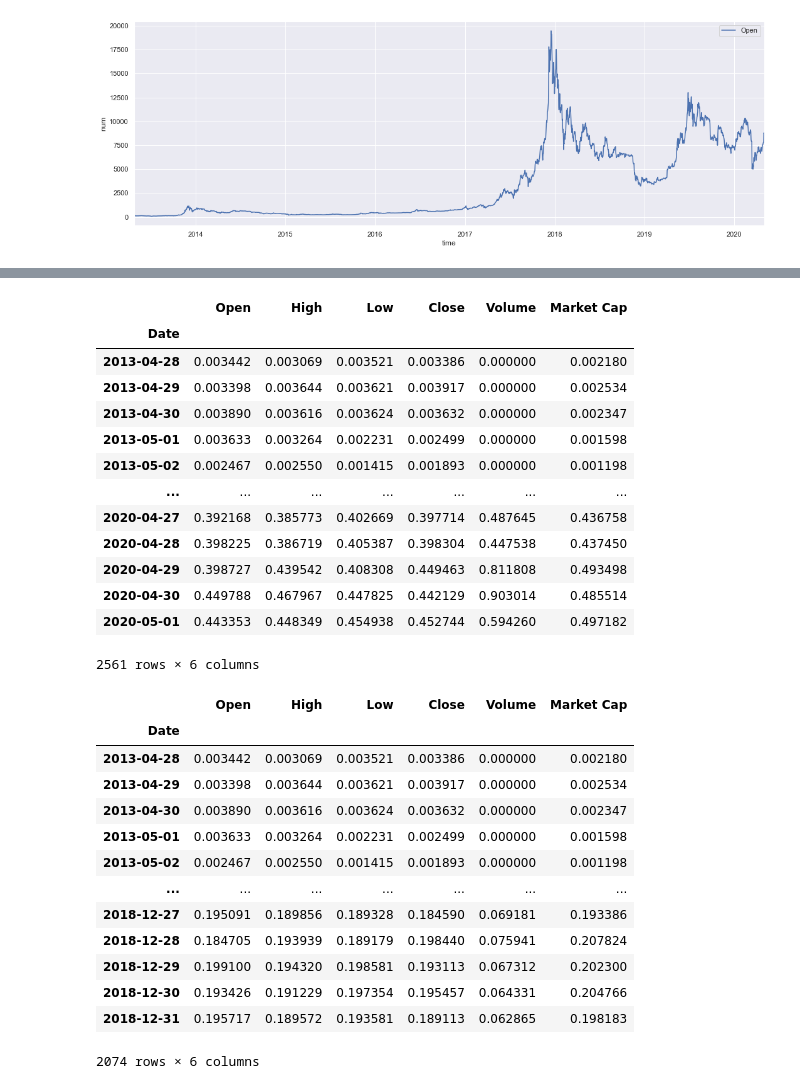
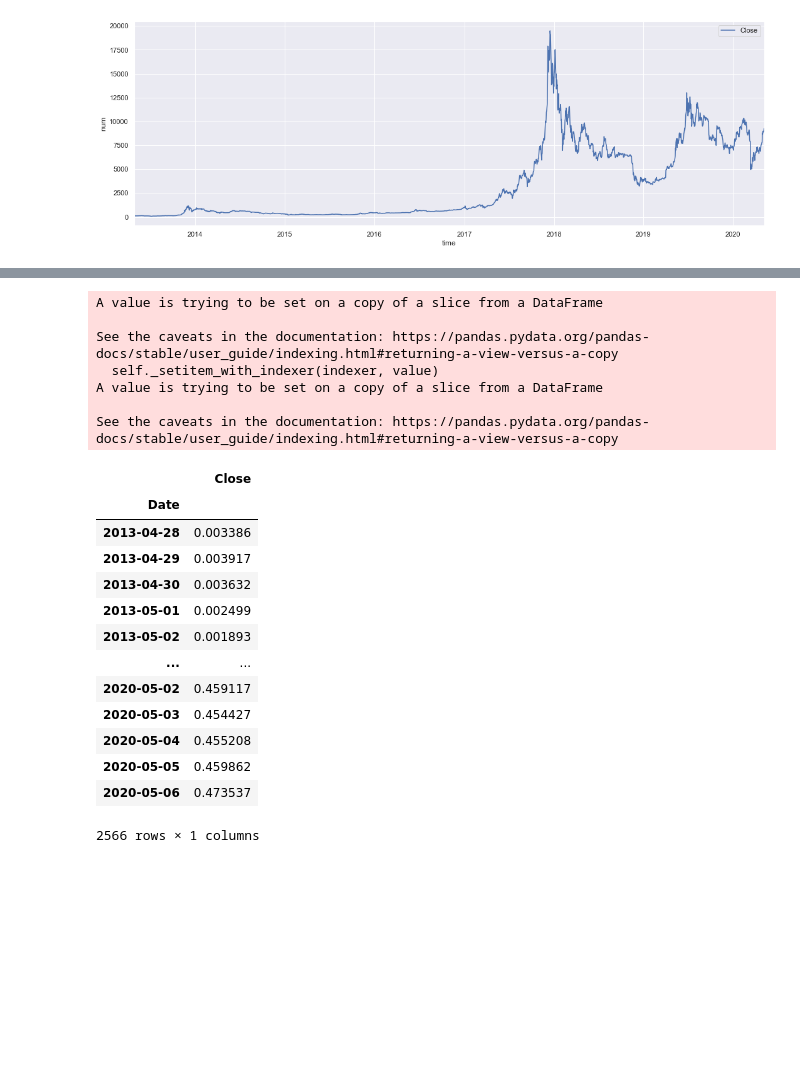
Before and after one commit to ripenedcat/msa-machinelearning, a Jupyter notebook: Untitled.ipynb, the cells around one changed output, grey strips where cells are left out. Saved outputs shown, nothing was run; the diff lists cells and outputs as text; code cells hidden in the pictures; blank space fills up the shorter version.

```diff
--- a/Untitled.ipynb
+++ b/Untitled.ipynb
@@ -100,3 +100,6 @@ s_ax.legend(loc='upper right')
 plt.show()
 # %% [output]
 [figure]
+# %%
+bitcoin_market_info_Close=bitcoin_market_info[['Close']]
+bitcoin_market_info_Close
@@ -103,43 +121,32 @@ plt.show()
 # %%
 from sklearn.preprocessing import MinMaxScaler
 
 scaler = MinMaxScaler(feature_range=(0, 1))
-scaled_data = scaler.fit_transform(bitcoin_market_info.values)
+scaled_data = scaler.fit_transform(bitcoin_market_info_Close.values)
 #print(bitcoin_market_info.values)
-bitcoin_market_info.loc[:,:] = scaled_data
-bitcoin_market_info
+bitcoin_market_info_Close.loc[:,:] = scaled_data
+bitcoin_market_info_Close
 # %% [output]
+A value is trying to be set on a copy of a slice from a DataFrame
+
+See the caveats in the documentation: https://pandas.pydata.org/pandas-docs/stable/user_guide/indexing.html#returning-a-view-versus-a-copy
+  self._setitem_with_indexer(indexer, value)
+A value is trying to be set on a copy of a slice from a DataFrame
+
+See the caveats in the documentation: https://pandas.pydata.org/pandas-docs/stable/user_guide/indexing.html#returning-a-view-versus-a-copy
-|  | Open | High | Low | Close | Volume | Market Cap |
-| Date |  |  |  |  |  |  |
-| 2013-04-28 | 0.003442 | 0.003069 | 0.003521 | 0.003386 | 0.000000 | 0.002180 |
-| 2013-04-29 | 0.003398 | 0.003644 | 0.003621 | 0.003917 | 0.000000 | 0.002534 |
-| 2013-04-30 | 0.003890 | 0.003616 | 0.003624 | 0.003632 | 0.000000 | 0.002347 |
-| 2013-05-01 | 0.003633 | 0.003264 | 0.002231 | 0.002499 | 0.000000 | 0.001598 |
-| 2013-05-02 | 0.002467 | 0.002550 | 0.001415 | 0.001893 | 0.000000 | 0.001198 |
-| ... | ... | ... | ... | ... | ... | ... |
-| 2020-04-27 | 0.392168 | 0.385773 | 0.402669 | 0.397714 | 0.487645 | 0.436758 |
-| 2020-04-28 | 0.398225 | 0.386719 | 0.405387 | 0.398304 | 0.447538 | 0.437450 |
-| 2020-04-29 | 0.398727 | 0.439542 | 0.408308 | 0.449463 | 0.811808 | 0.493498 |
-| 2020-04-30 | 0.449788 | 0.467967 | 0.447825 | 0.442129 | 0.903014 | 0.485514 |
-| 2020-05-01 | 0.443353 | 0.448349 | 0.454938 | 0.452744 | 0.594260 | 0.497182 |
+|  | Close |
+| Date |  |
+| 2013-04-28 | 0.003386 |
+| 2013-04-29 | 0.003917 |
+| 2013-04-30 | 0.003632 |
+| 2013-05-01 | 0.002499 |
+| 2013-05-02 | 0.001893 |
+| ... | ... |
+| 2020-05-02 | 0.459117 |
+| 2020-05-03 | 0.454427 |
+| 2020-05-04 | 0.455208 |
+| 2020-05-05 | 0.459862 |
+| 2020-05-06 | 0.473537 |
-2561 rows × 6 columns
+2566 rows × 1 columns
-# %%
-a=bitcoin_market_info[bitcoin_market_info.index<split_date]
-a
-# %% [output]
-|  | Open | High | Low | Close | Volume | Market Cap |
-| Date |  |  |  |  |  |  |
-| 2013-04-28 | 0.003442 | 0.003069 | 0.003521 | 0.003386 | 0.000000 | 0.002180 |
-| 2013-04-29 | 0.003398 | 0.003644 | 0.003621 | 0.003917 | 0.000000 | 0.002534 |
-| 2013-04-30 | 0.003890 | 0.003616 | 0.003624 | 0.003632 | 0.000000 | 0.002347 |
-| 2013-05-01 | 0.003633 | 0.003264 | 0.002231 | 0.002499 | 0.000000 | 0.001598 |
-| 2013-05-02 | 0.002467 | 0.002550 | 0.001415 | 0.001893 | 0.000000 | 0.001198 |
-| ... | ... | ... | ... | ... | ... | ... |
-| 2018-12-27 | 0.195091 | 0.189856 | 0.189328 | 0.184590 | 0.069181 | 0.193386 |
-| 2018-12-28 | 0.184705 | 0.193939 | 0.189179 | 0.198440 | 0.075941 | 0.207824 |
-| 2018-12-29 | 0.199100 | 0.194320 | 0.198581 | 0.193113 | 0.067312 | 0.202300 |
-| 2018-12-30 | 0.193426 | 0.191229 | 0.197354 | 0.195457 | 0.064331 | 0.204766 |
-| 2018-12-31 | 0.195717 | 0.189572 | 0.193581 | 0.189113 | 0.062865 | 0.198183 |
-2074 rows × 6 columns
 # %%
 split_date = '2019-01-01'
```
Also changed, not shown: parts of 20 cells of this notebook.
